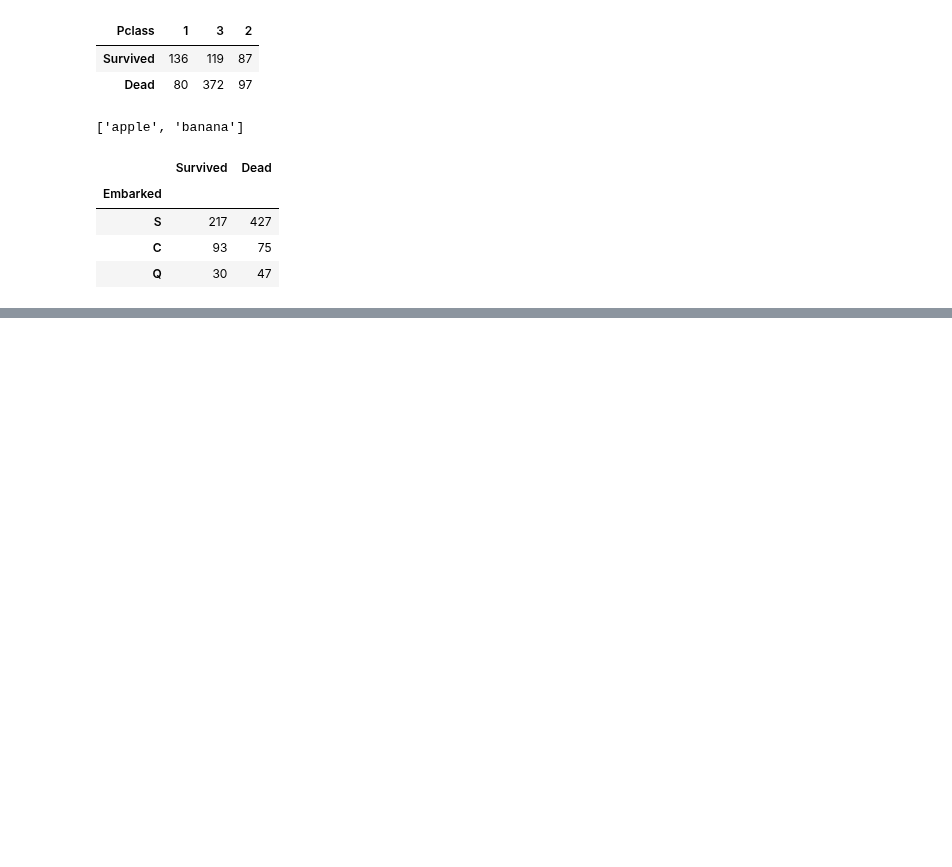
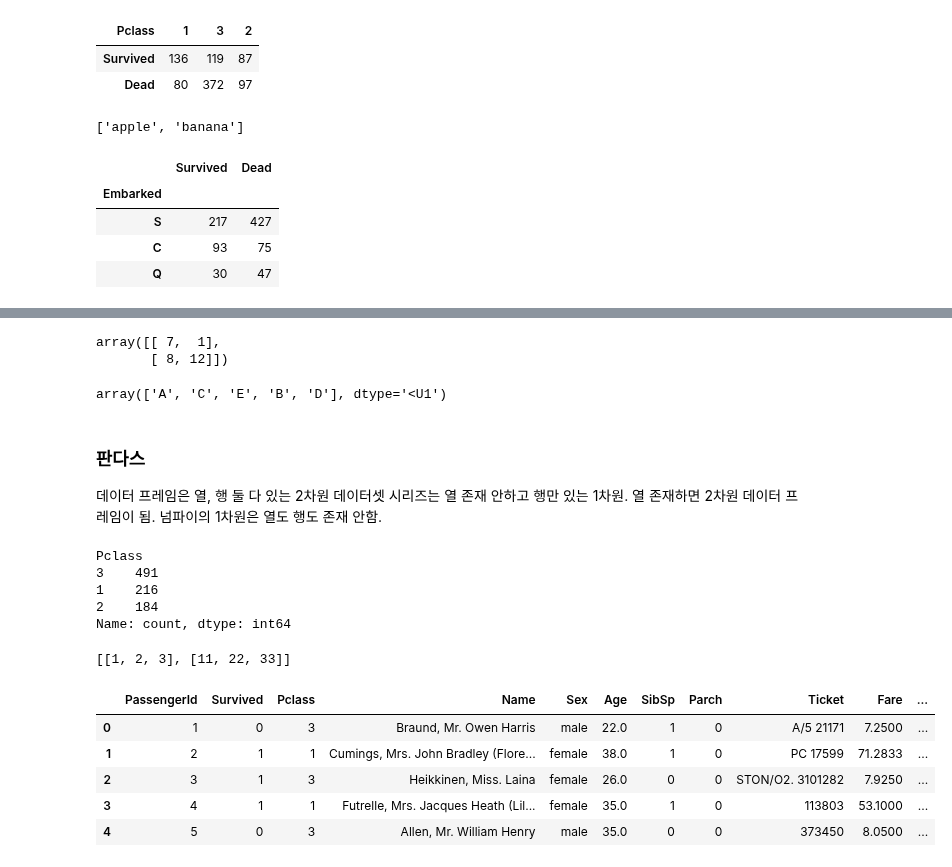
Before and after one commit to miji-lee-kr/titanic_practice, a Jupyter notebook: titanic.ipynb, the cells around one changed output, grey strips where cells are left out. Saved outputs shown, nothing was run; the diff lists cells and outputs as text; code cells hidden in the pictures; blank space fills up the shorter version.

```diff
--- a/titanic.ipynb
+++ b/titanic.ipynb
@@ -404,0 +581,69 @@ fig.show()
+# %%
+# 순서 정렬 2차원
+
+array2 = np.array([[8,12], [7,1]])
+
+np.sort(array2, axis= 1) # 2차원에서 큰 값인 axis=1부터, row방향부터 시작함
+np.sort(array2, axis = 0)
+# %% [output]
+array([[ 7,  1],
+       [ 8, 12]])
+# %%
+# 원본의 인덱스 그대로 순서 정렬 시켜서 반환
+
+# 오름차순
+array1 = np.array([3,1,9,5])
+np.argsort(array1)
+
+# 내림차순
+np.argsort(array1)[::-1]
+
+# 쓰임새
+# key, value로 매핑을 해야 할 때
+
+name_array = np.array(['A', 'B', 'C', 'D', 'E'])
+score_array = np.array([78,95,84,98,88])
+# 성적 좋은 순으로 사람명 매핑하고 싶은데 그냥 sort하면 순서가 다 틀어짐
+sort_score = np.argsort(score_array) # 성적 좋은 순으로 인덱스
+name_array[sort_score] # 어레이[숫자] 면 인덱싱 되는 것에 착안해서
+# %% [output]
+array(['A', 'C', 'E', 'B', 'D'], dtype='<U1')
+# %% [markdown]
+### 판다스
+
+데이터 프레임은 열, 행 둘 다 있는 2차원 데이터셋
+시리즈는 열 존재 안하고 행만 있는 1차원. 열 존재하면 2차원 데이터 프레임이 됨.
+넘파이의 1차원은 열도 행도 존재 안함.
+# %%
+train['Pclass'].value_counts()
+# pclass가 null 처리된 줄은 세지 않는 것이 문제
+# 만약 전체의 70%가 NaN일 경우는 잘못 판단할수도 있음
+# %% [output]
+Pclass
+3    491
+1    216
+2    184
+Name: count, dtype: int64
+# %%
+# convert DataFrame to numpy
+
+dict= {'col1':[1,11], 'col2':[2,22], 'col3':[3,33]}
+df_dict = pd.DataFrame(dict)
+
+df_array = df_dict.values
+type(df_array)
+
+# numpy to list
+
+df_array.tolist()
+# %% [output]
+[[1, 2, 3], [11, 22, 33]]
+# %%
+train.head()
+# %% [output]
+|  | PassengerId | Survived | Pclass | Name | Sex | Age | SibSp | Parch | Ticket | Fare | ... |
+| 0 | 1 | 0 | 3 | Braund, Mr. Owen Harris | male | 22.0 | 1 | 0 | A/5 21171 | 7.2500 | ... |
+| 1 | 2 | 1 | 1 | Cumings, Mrs. John Bradley (Flore... | female | 38.0 | 1 | 0 | PC 17599 | 71.2833 | ... |
+| 2 | 3 | 1 | 3 | Heikkinen, Miss. Laina | female | 26.0 | 0 | 0 | STON/O2. 3101282 | 7.9250 | ... |
+| 3 | 4 | 1 | 1 | Futrelle, Mrs. Jacques Heath (Lil... | female | 35.0 | 1 | 0 | 113803 | 53.1000 | ... |
+| 4 | 5 | 0 | 3 | Allen, Mr. William Henry | male | 35.0 | 0 | 0 | 373450 | 8.0500 | ... |
```
Also changed, not shown: parts of 12 cells of this notebook.
